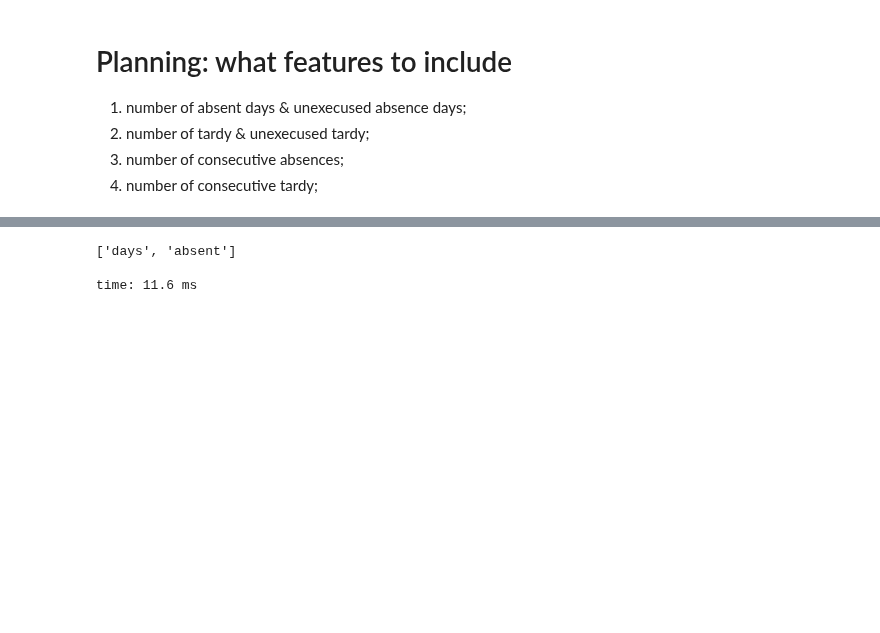
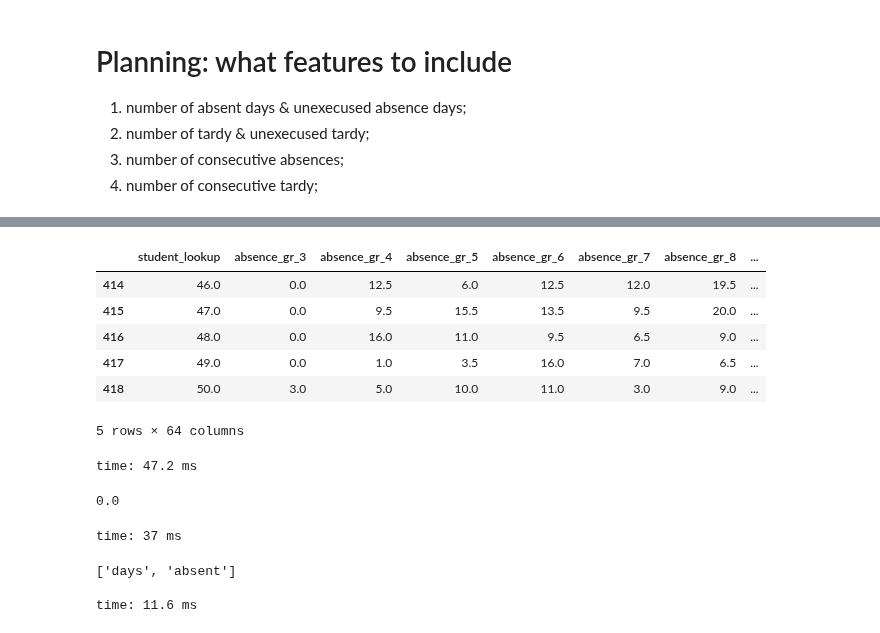
Before and after one commit to jgutman/mvesc, a Jupyter notebook: Features/absence_feature_dev.ipynb, the cells around one changed output, grey strips where cells are left out. Saved outputs shown, nothing was run; the diff lists cells and outputs as text; code cells hidden in the pictures; blank space fills up the shorter version.

```diff
--- a/Features/absence_feature_dev.ipynb
+++ b/Features/absence_feature_dev.ipynb
@@ -312 +262,17 @@ time: 10.3 s
+# %%
+absence_test.head()
+# %% [output]
+|  | student_lookup | absence_gr_3 | absence_gr_4 | absence_gr_5 | absence_gr_6 | absence_gr_7 | absence_gr_8 | ... |
+| 414 | 46.0 | 0.0 | 12.5 | 6.0 | 12.5 | 12.0 | 19.5 | ... |
+| 415 | 47.0 | 0.0 | 9.5 | 15.5 | 13.5 | 9.5 | 20.0 | ... |
+| 416 | 48.0 | 0.0 | 16.0 | 11.0 | 9.5 | 6.5 | 9.0 | ... |
+| 417 | 49.0 | 0.0 | 1.0 | 3.5 | 16.0 | 7.0 | 6.5 | ... |
+| 418 | 50.0 | 3.0 | 5.0 | 10.0 | 11.0 | 3.0 | 9.0 | ... |
+5 rows × 64 columns
+time: 47.2 ms
+# %%
+(np.array(absence) - np.array(absence_test)).sum()
+# %% [output]
+0.0
+time: 37 ms
 # %%
```
Also changed, not shown: parts of 6 cells of this notebook, 1 other file.
